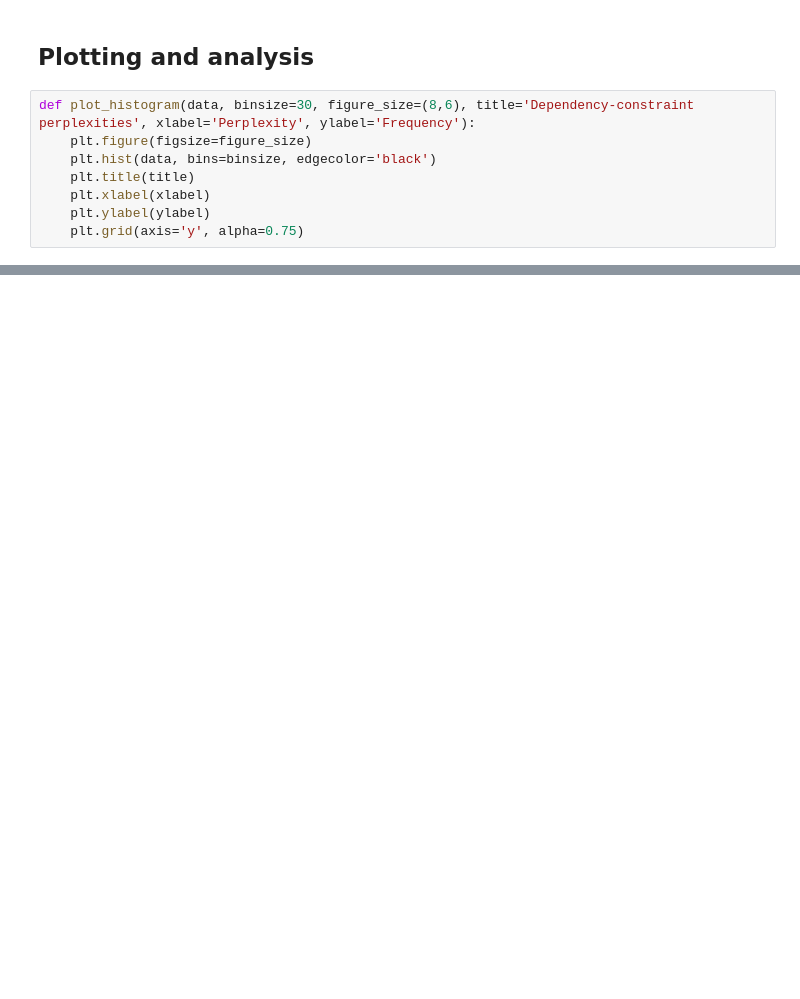
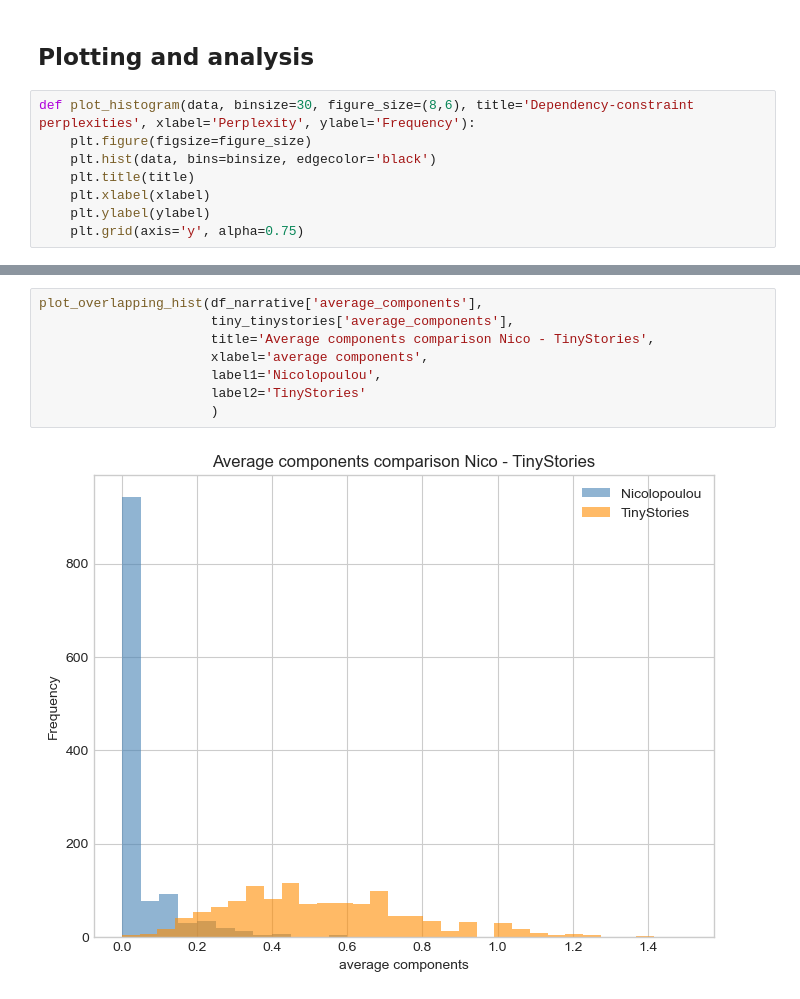
Before and after one commit to sabijn/storylm_p1_data, a Jupyter notebook: dataset_eval_overview-EN.ipynb, the cells around one changed output, grey strips where cells are left out. Drawn from its saved outputs; the diff is of its cells as text; blank space fills up the shorter version.

```diff
--- a/dataset_eval_overview-EN.ipynb
+++ b/dataset_eval_overview-EN.ipynb
@@ -538,0 +338,10 @@ def plot_histogram(data, binsize=30, figure_size=(8,6), title='Dependency-constr
+# %%
+plot_overlapping_hist(df_narrative['average_components'],
+                      tiny_tinystories['average_components'],
+                      title='Average components comparison Nico - TinyStories',
+                      xlabel='average components',
+                      label1='Nicolopoulou',
+                      label2='TinyStories'
+                      )
+# %% [output]
+[figure, added]
```
Also changed, not shown: parts of 45 cells of this notebook, 33 other files.
